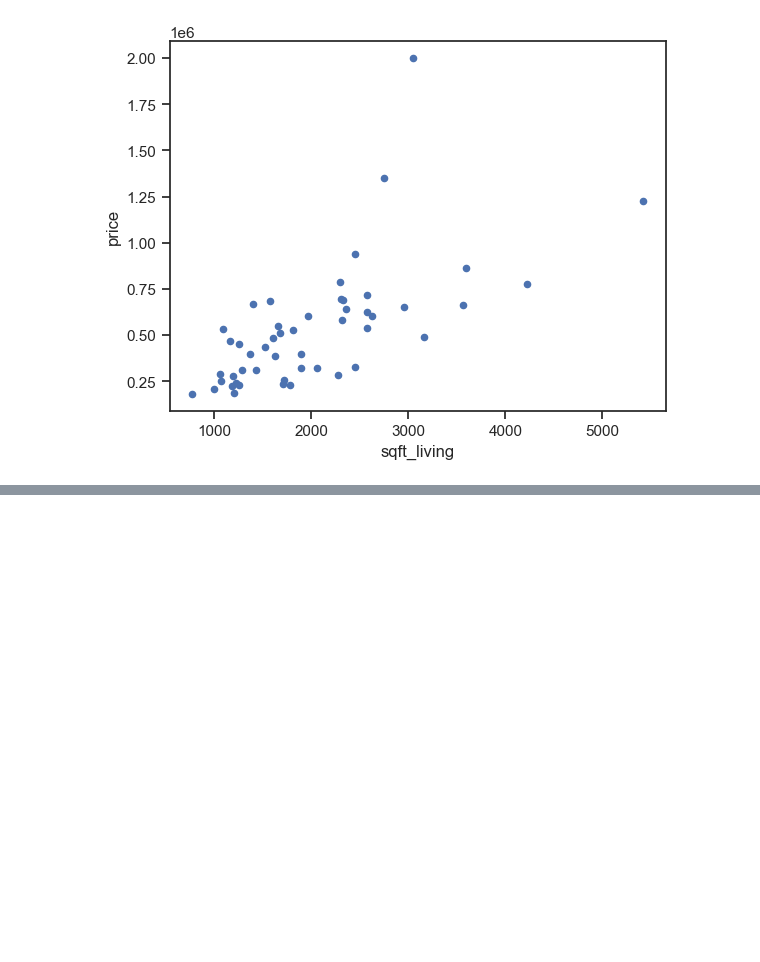
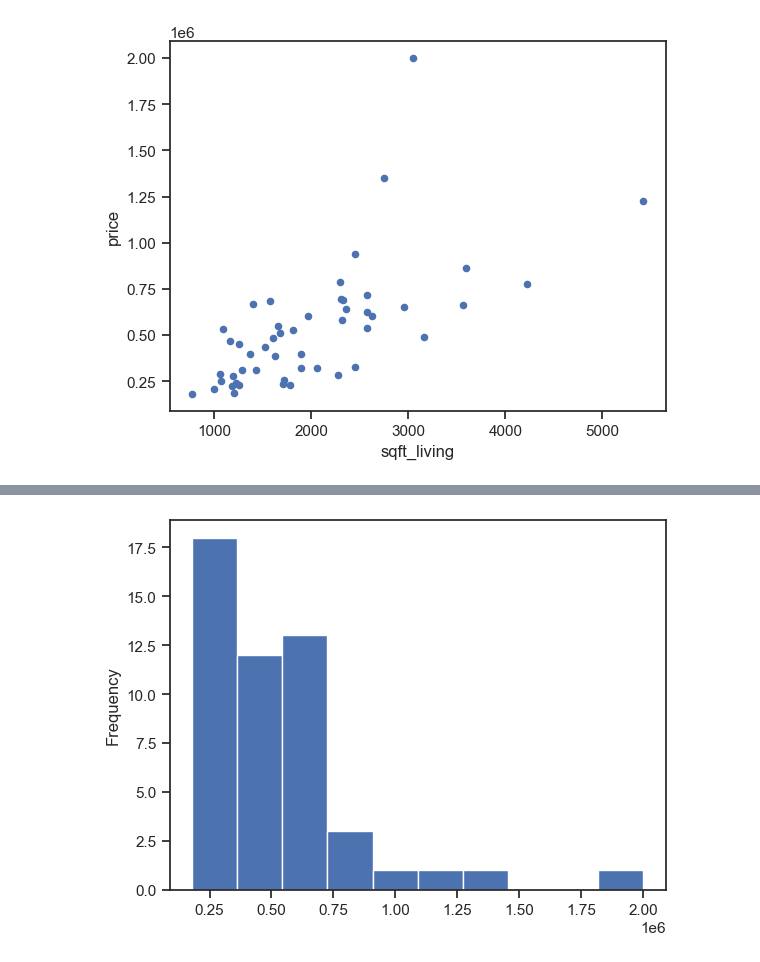
Before and after one commit to MrsMystique/python-repo, a Jupyter notebook: plotting/plotting.ipynb, the cells around one changed output, grey strips where cells are left out. Cells and saved outputs as stored; diff of their text form; code cells hidden in the pictures; blank space fills up the shorter version.

```diff
--- a/plotting/plotting.ipynb
+++ b/plotting/plotting.ipynb
@@ -203,0 +214,5 @@ plt.show()
+# %%
+df['price'].plot.hist()
+plt.show()
+# %% [output]
+[figure, added]
```
Also changed, not shown: parts of 10 cells of this notebook, 1 other file.
